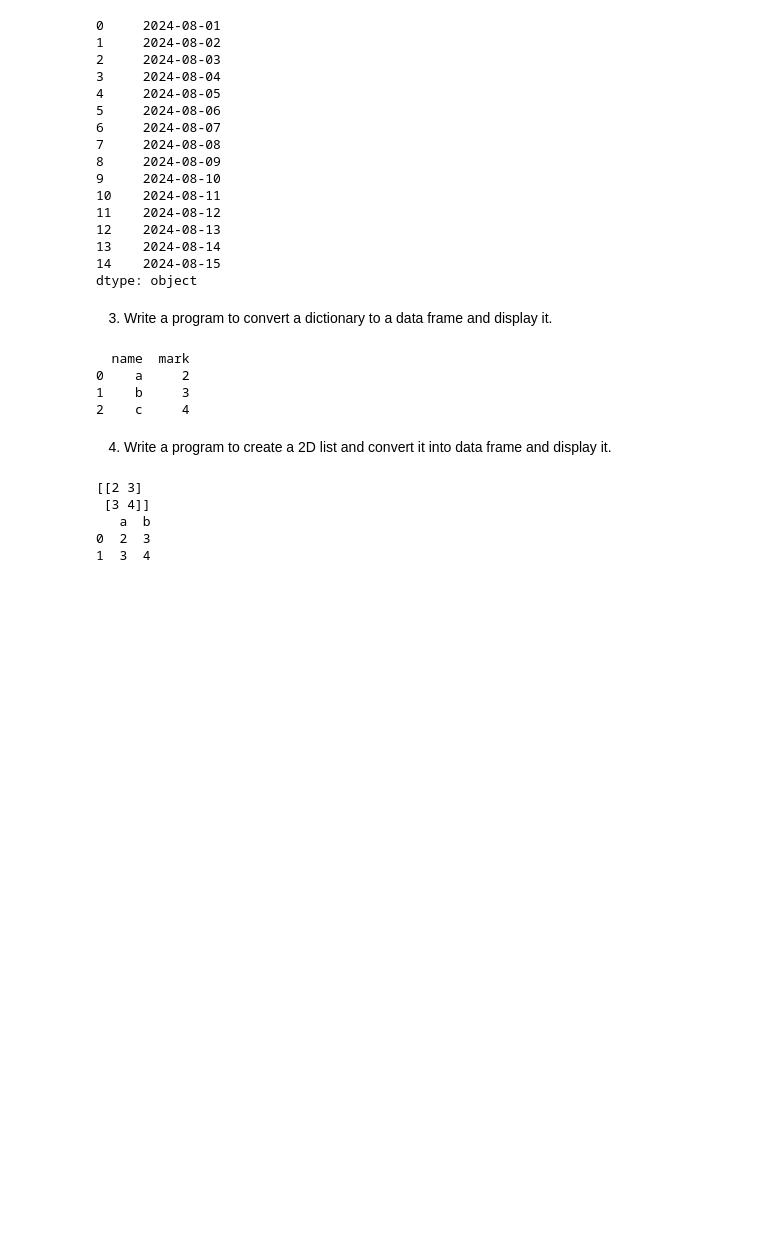
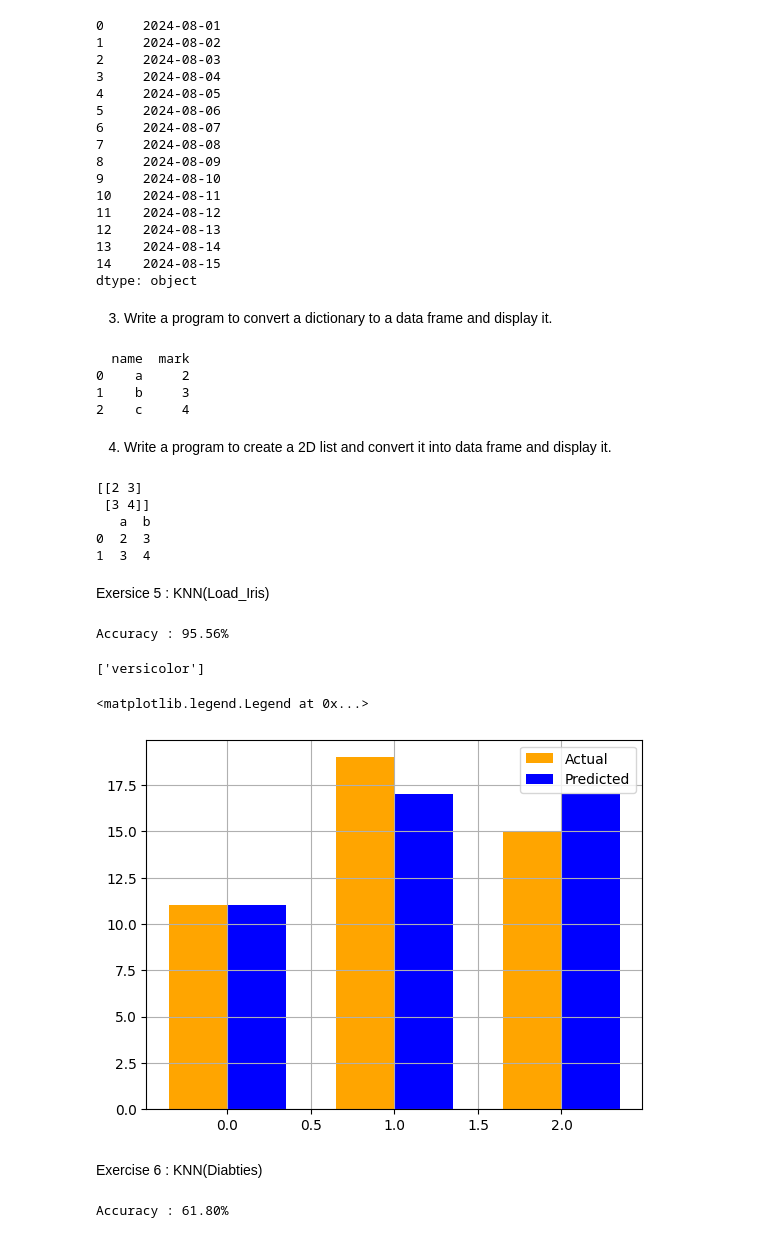
Before and after one commit to AmithSiju/ML_Numpy, a Jupyter notebook: Exam.ipynb, the cells around one changed output. Saved outputs shown, nothing was run; the diff lists cells and outputs as text; code cells hidden in the pictures; blank space fills up the shorter version.

```diff
--- a/Exam.ipynb
+++ b/Exam.ipynb
@@ -427,3 +427,5 @@ print(df)
    a  b
 0  2  3
 1  3  4
+# %% [markdown]
+Exersice 5 : KNN(Load_Iris)
@@ -429,0 +439,38 @@ print(df)
+# %%
+# Allotment of Data
+
+iris=datasets.load_iris() #load data from dataset to varialbe iris
+# iris.feature_names : fetures of data
+# iris.target_names : target names to predicted
+# iris.data : data used for testing and training
+# iris.target : values with which target names are predicted
+
+X,y = iris.data,iris.target #allocates data
+X_train,X_test,y_train,y_test = train_test_split(X,y,train_size=0.7,random_state=78) #Splitting training and test data
+classifier = neighbors.KNeighborsClassifier(n_neighbors=3) #Initialize KNN and set no of neighbors
+classifier.fit(X_train,y_train) #fixing the training data
+y_pred = classifier.predict(X_test) #predicting the output
+a=accuracy_score(y_test,y_pred) #checking the accuracy of o/p
+print(f"Accuracy : {a*100:.2f}%")
+# %% [output]
+Accuracy : 95.56%
+# %%
+result=classifier.predict([[3.4,2.7,3,4]]) #testing with a data outside training dataset
+print(iris.target_names[result])
+# %% [output]
+['versicolor']
+# %%
+# Visualize
+ac = np.bincount(y_test)
+pr = np.bincount(y_pred)
+n = np.arange(len(iris.target_names))
+width=0.35
+plt.bar(n-width/2,ac,width, label="Actual" ,color="Orange")
+plt.bar(n+width/2,pr,width, label="Predicted" ,color="Blue")
+plt.grid()
+plt.legend()
+# %% [output]
+<matplotlib.legend.Legend at 0x...>
+[figure, added]
+# %% [markdown]
+Exercise 6 : KNN(Diabties)
@@ -429,0 +486,15 @@ print(df)
+# %%
+db = datasets.load_diabetes()
+sc = StandardScaler()
+X,y = db.data,db.target
+x_sc = sc.fit_transform(X)
+X,y = db.data,db.target
+y_bin= np.digitize(y,bins=[y.mean()-y.std(),y.mean()+y.std()])
+X_train,X_test,y_train,y_test = train_test_split(x_sc,y_bin,train_size=0.8,random_state=42)
+classifier = neighbors.KNeighborsClassifier(n_neighbors=5)
+classifier.fit(X_train,y_train)
+y_pred = classifier.predict(X_test)
+a = accuracy_score(y_test,y_pred)
+print(f"Accuracy : {a*100:.2f}%")
+# %% [output]
+Accuracy : 61.80%
```
Also changed, not shown: parts of 24 cells of this notebook.
